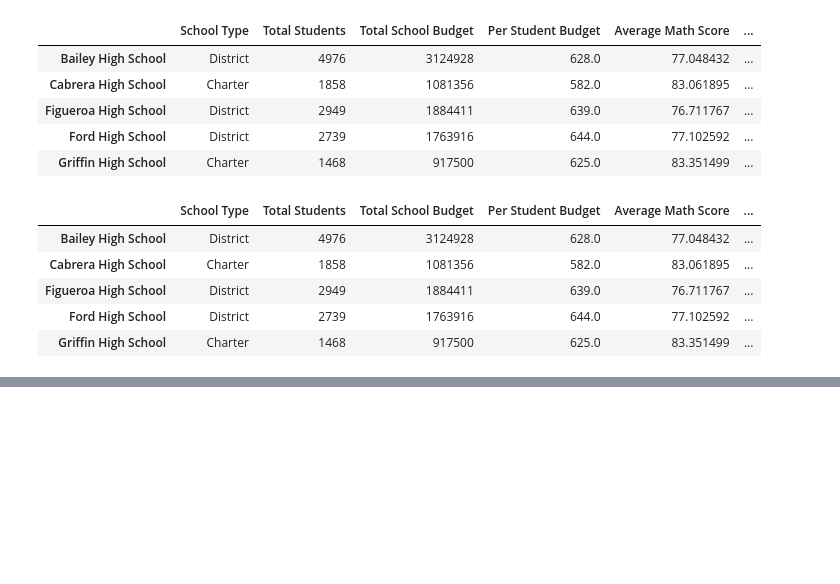
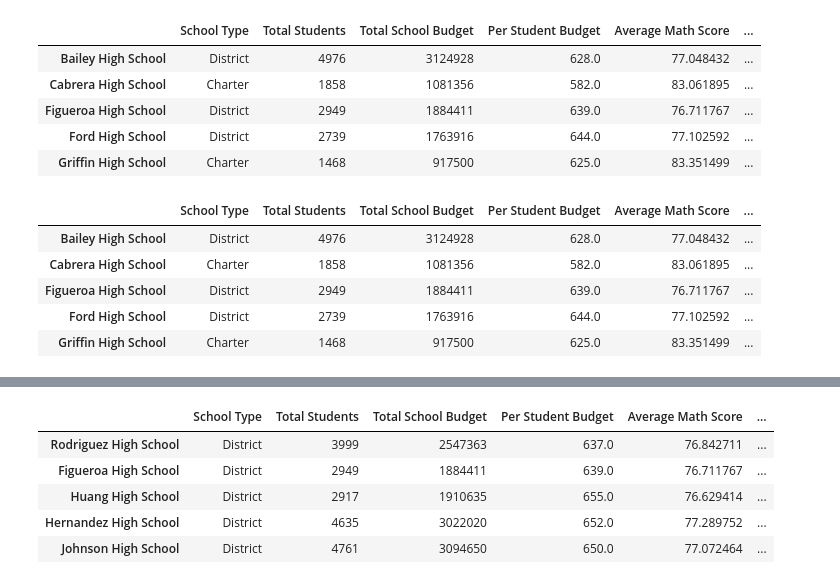
Before and after one commit to skanab/School_District_Analysis, a Jupyter notebook: PyCitySchools.ipynb, the cells around one changed output, grey strips where cells are left out. Cells and saved outputs as stored; diff of their text form; code cells hidden in the pictures; blank space fills up the shorter version.

```diff
--- a/PyCitySchools.ipynb
+++ b/PyCitySchools.ipynb
@@ -743,0 +756,12 @@ per_school_summary_df.head()
+# %%
+# Sort and show top five schools.
+bottom_schools = per_school_summary_df.sort_values(["% Overall Passing"], ascending=True)
+
+bottom_schools.head()
+# %% [output]
+|  | School Type | Total Students | Total School Budget | Per Student Budget | Average Math Score | ... |
+| Rodriguez High School | District | 3999 | 2547363 | 637.0 | 76.842711 | ... |
+| Figueroa High School | District | 2949 | 1884411 | 639.0 | 76.711767 | ... |
+| Huang High School | District | 2917 | 1910635 | 655.0 | 76.629414 | ... |
+| Hernandez High School | District | 4635 | 3022020 | 652.0 | 77.289752 | ... |
+| Johnson High School | District | 4761 | 3094650 | 650.0 | 77.072464 | ... |
```
Also changed, not shown: parts of 1 cell of this notebook.
